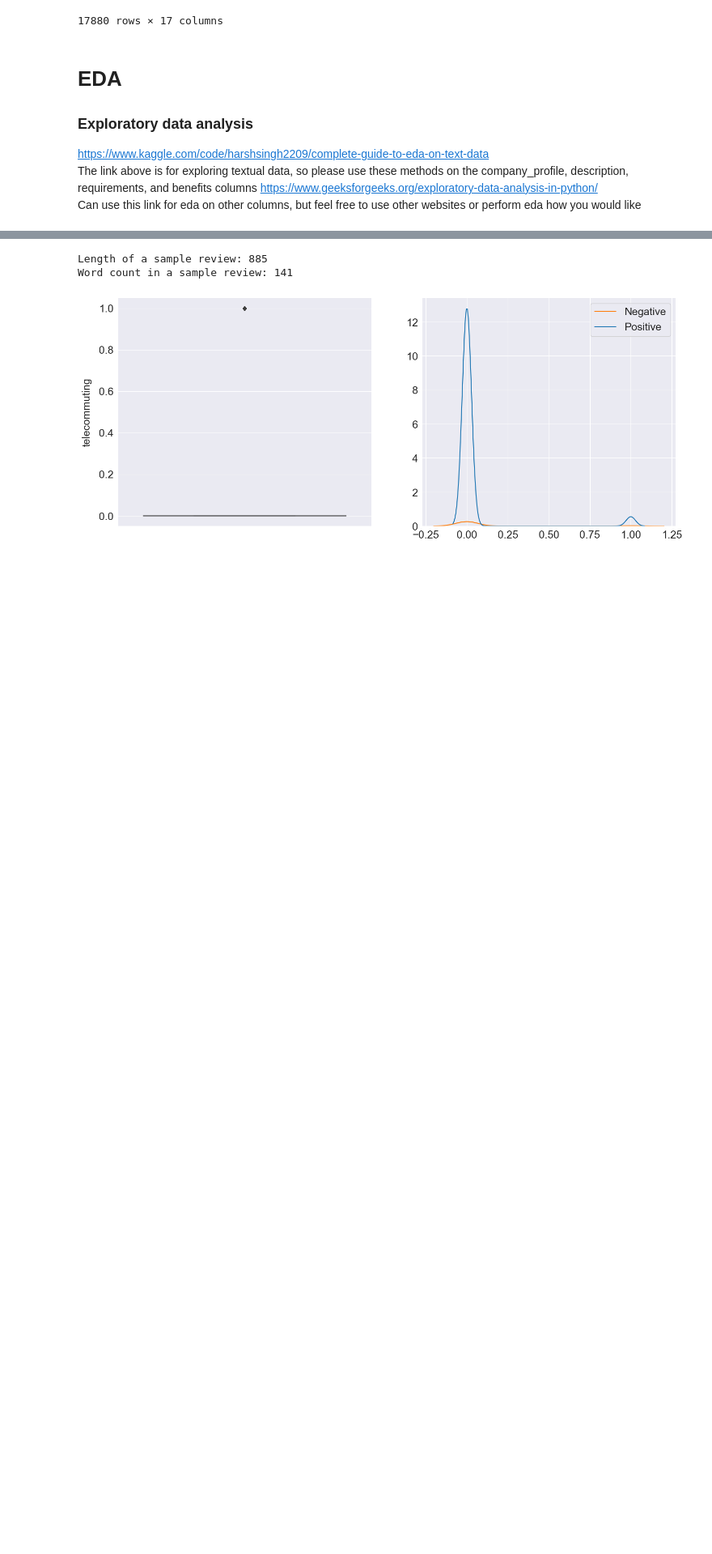
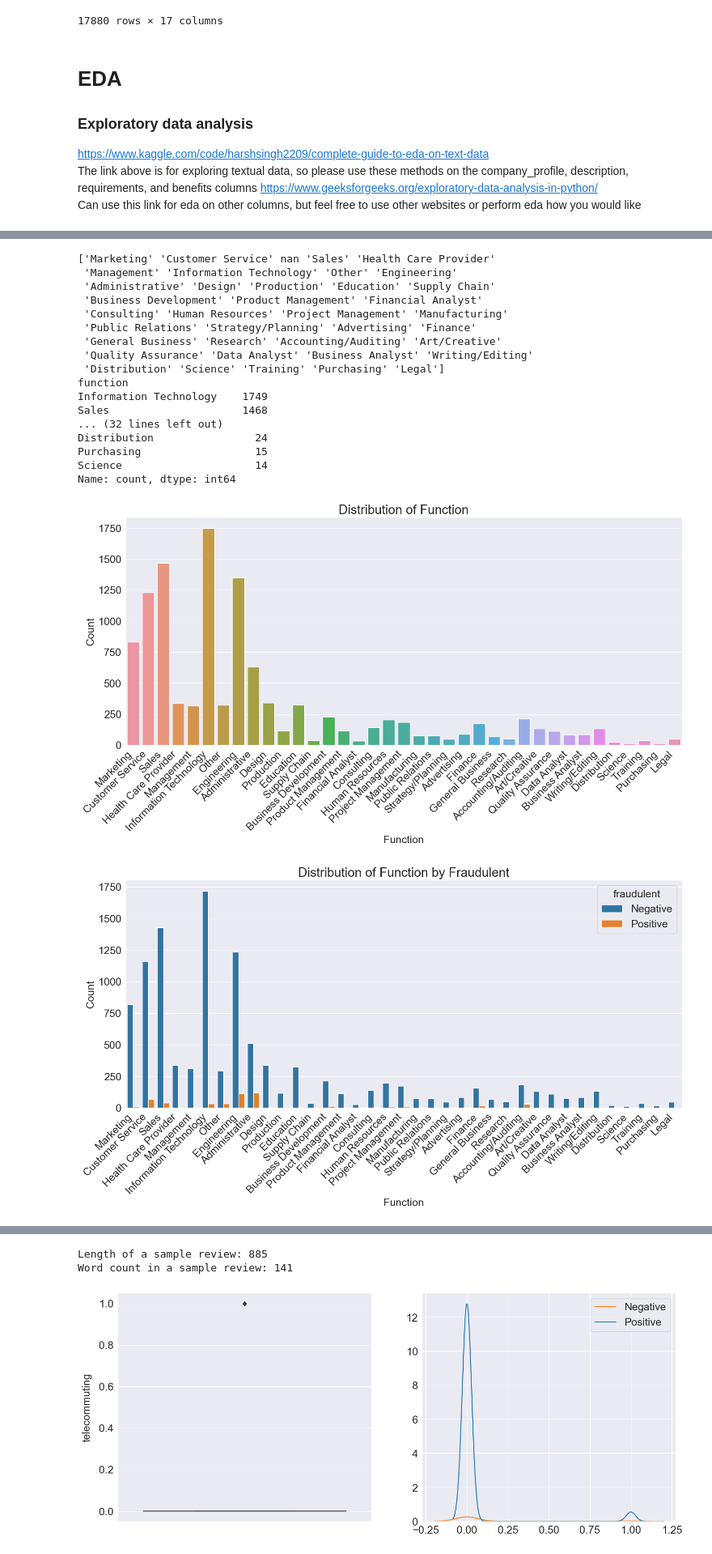
Before and after one commit to ansingh6/ecs-171, a Jupyter notebook: eda.ipynb, the cells around one changed output, grey strips where cells are left out. Shown at 81% size. Cells and saved outputs as stored; diff of their text form; code cells hidden in the pictures; blank space fills up the shorter version.

```diff
--- a/eda.ipynb
+++ b/eda.ipynb
@@ -68,0 +302,45 @@ plt.show()
+# %%
+# Explore the unique values in 'function'
+function = data['function'].unique()
+print(function)
+
+# Calculate value counts for each industry
+function = data['function'].value_counts()
+print(function)
+
+
+# Visualize the distribution of 'industry'
+sns.countplot(data=data, x='function')
+plt.xlabel('Function')
+plt.ylabel('Count')
+plt.title('Distribution of Function')
+plt.xticks(rotation=45, ha='right')  # Rotate and align x-axis labels for better readability
+plt.show()
+
+# Identify relationships with the target variable
+sns.countplot(data=data, x='function', hue='fraudulent')
+plt.xlabel('Function')
+plt.ylabel('Count')
+plt.title('Distribution of Function by Fraudulent')
+plt.xticks(rotation=45, ha='right')  # Rotate and align x-axis labels for better readability
+plt.show()
+# %% [output]
+['Marketing' 'Customer Service' nan 'Sales' 'Health Care Provider'
+ 'Management' 'Information Technology' 'Other' 'Engineering'
+ 'Administrative' 'Design' 'Production' 'Education' 'Supply Chain'
+ 'Business Development' 'Product Management' 'Financial Analyst'
+ 'Consulting' 'Human Resources' 'Project Management' 'Manufacturing'
+ 'Public Relations' 'Strategy/Planning' 'Advertising' 'Finance'
+ 'General Business' 'Research' 'Accounting/Auditing' 'Art/Creative'
+ 'Quality Assurance' 'Data Analyst' 'Business Analyst' 'Writing/Editing'
+ 'Distribution' 'Science' 'Training' 'Purchasing' 'Legal']
+function
+Information Technology    1749
+Sales                     1468
+... (32 lines left out)
+Distribution                24
+Purchasing                  15
+Science                     14
+Name: count, dtype: int64
+[figure, added]
+[figure, added]
```
Also changed, not shown: parts of 34 cells of this notebook.
